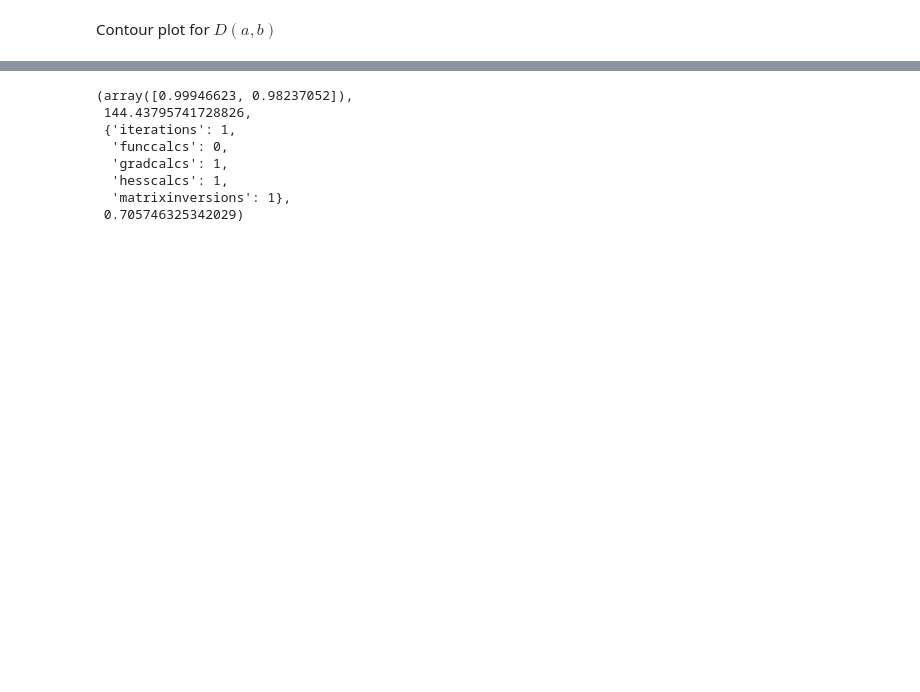
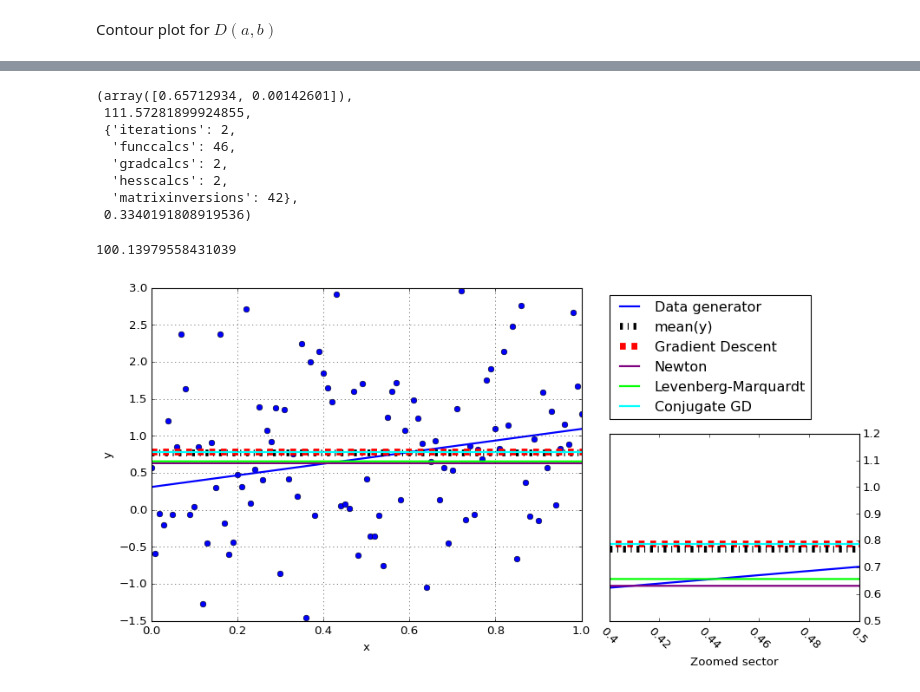
Before and after one commit to dmitry-grigorev/AlgoAnalysisDevelopment, a Jupyter notebook: Task3/Task3notebook.ipynb, the cells around one changed output, grey strips where cells are left out. Cells and saved outputs as stored; diff of their text form; code cells hidden in the pictures; blank space fills up the shorter version.

```diff
--- a/Task3/Task3notebook.ipynb
+++ b/Task3/Task3notebook.ipynb
@@ -159,0 +198,4 @@ plt.contourf(X, Y, Z)
+# %%
+newans = newtons(cost_function1_v, limits, np.array([0.6, 0.412]), funcgrad=cost_function1_grad,
+        funchess=cost_function1_hess, optpoint = np.array([alpha, beta]), rtaparam=0.01)
+newans
@@ -172,12 +224,53 @@ newtons(cost_function1_v, limits, np.array([0.9, 0.6]), funcgrad=cost_function1_
 # %%
-levenmarq(cost_function1_v, limits, np.array([0.9, 0.6]), funcgrad=cost_function1_grad,
-          funchess=cost_function1_hess, regulpar=1., optpoint = np.array([alpha, beta]))
+lmans2 = levenmarq(cost_function1_v, limits, np.array([0.6, 0.212]), funcgrad=cost_function1_grad,
+          funchess=cost_function1_hess, regulpar=(0, 10.), optpoint = np.array([alpha, beta]))
+lmans2
 # %% [output]
-(array([0.99946623, 0.98237052]),
- 144.43795741728826,
- {'iterations': 1,
-  'funccalcs': 0,
-  'gradcalcs': 1,
-  'hesscalcs': 1,
-  'matrixinversions': 1},
- 0.705746325342029)
+(array([0.65712934, 0.00142601]),
+ 111.57281899924855,
+ {'iterations': 2,
+  'funccalcs': 46,
+  'gradcalcs': 2,
+  'hesscalcs': 2,
+  'matrixinversions': 42},
+ 0.3340191808919536)
+# %%
+cost_function1(0.975, 0.046)
+# %% [output]
+100.13979558431039
+# %%
+X = np.linspace(0, 1, 100)
+fig = plt.figure(facecolor="white")
+ax = fig.add_subplot(1, 1, 1)
+plt.plot(x, y, "bo")
+plt.axline((0, beta), slope = alpha, color = "blue", linewidth = 2, label= "Data generator")
+plt.axline((0, np.mean(y)), slope = 0, color = "black", linewidth = 7, label= "mean(y)", linestyle = "-.")
+plt.plot(X, gdans[0][0]/(1+gdans[0][1]*X), color = "red", linewidth = 7, label= "Gradient Descent", linestyle = "--")
+plt.plot(X, newans[0][0]/(1+newans[0][1]*X), color = "purple", linewidth = 2, label= "Newton")
+plt.plot(X, lmans2[0][0]/(1+lmans2[0][1]*X), color = "lime", linewidth = 2, label= "Levenberg-Marquardt")
+plt.plot(X, cgdans[0][0]/(1+cgdans[0][1]*X), color = "cyan", linewidth = 2, label= "Conjugate GD")
+plt.xlabel("x")
+plt.ylabel("y")
+
+plt.legend(bbox_to_anchor=(1.05, 1), loc='upper left')
+#plt.xticks(rotation = 45)
+ax.grid(True)
+
+f = lambda x: lmans2[0][0]/(1+lmans2[0][1]*x)
+
+axes = plt.axes([0.95, .1, .45, .45])
+axes.plot(x, y, "bo")
+axes.set_xlim((0.4, 0.5))
+axes.set_ylim((0.5, 1.2))
+axes.yaxis.tick_right()
+axes.axline((0, beta), slope = alpha, color = "blue", linewidth = 2, label= "Data generator")
+axes.plot(X, newans[0][0]/(1+newans[0][1]*X), color = "purple", linewidth = 2, label= "Newton")
+axes.plot(X, lmans2[0][0]/(1+lmans2[0][1]*X), color = "lime", linewidth = 2, label= "Levenberg-Marquardt")
+axes.plot(X, gdans[0][0]/(1+gdans[0][1]*X), color = "red", linewidth = 7, label= "Gradient Descent", linestyle = "--")
+axes.plot(X, cgdans[0][0]/(1+cgdans[0][1]*X), color = "cyan", linewidth = 2, label= "Conjugate GD")
+axes.axline((0, np.mean(y)), slope = 0, color = "black", linewidth = 7, label= "mean(y)", linestyle = "-.")
+axes.set_xlabel("Zoomed sector")
+axes.set_xticklabels(np.linspace(0.9999, 1., 11), rotation = -45)
+axes.xaxis.set_major_formatter(plt.FormatStrFormatter('%g'))
+# %% [output]
+[figure, added]
```
Also changed, not shown: parts of 16 cells of this notebook, 1 other file.
